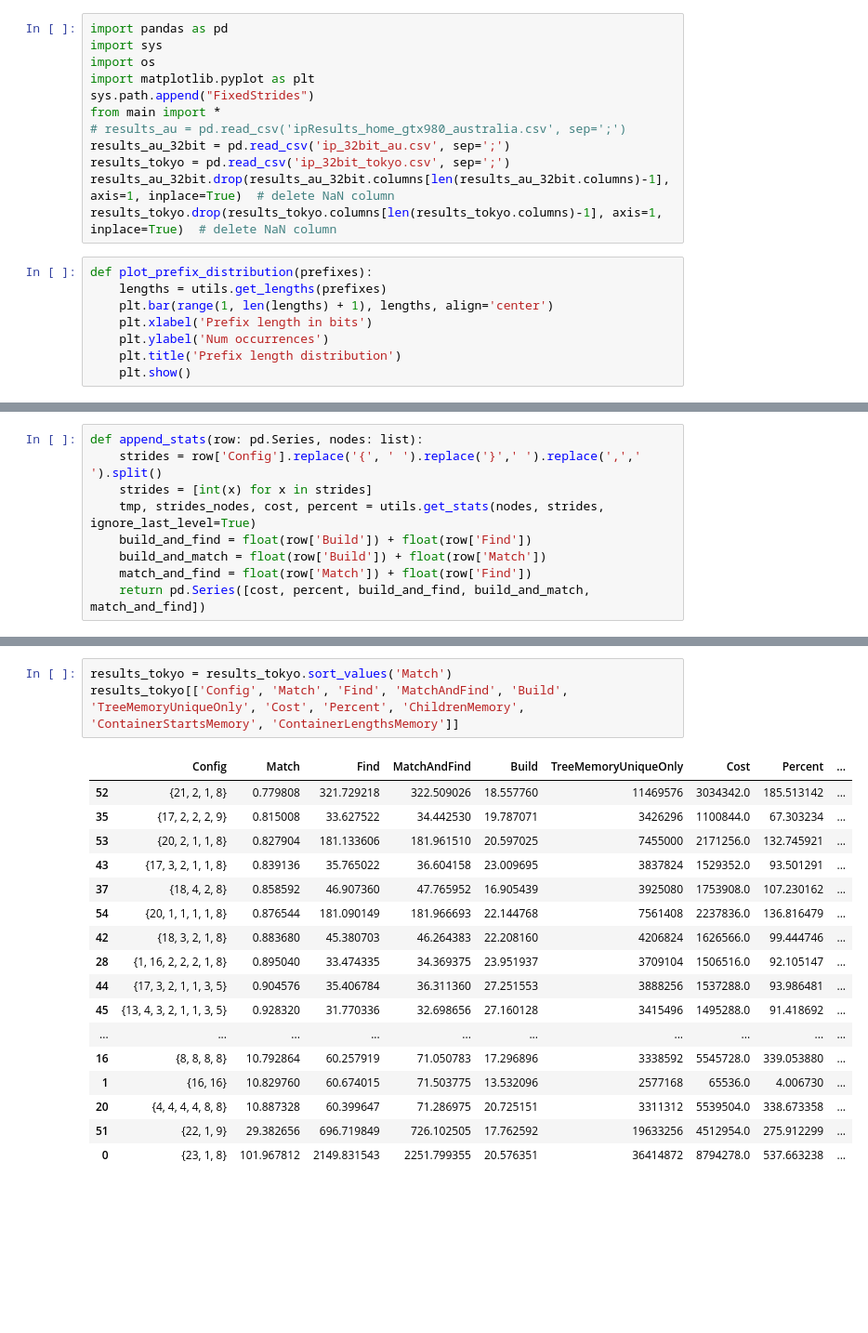
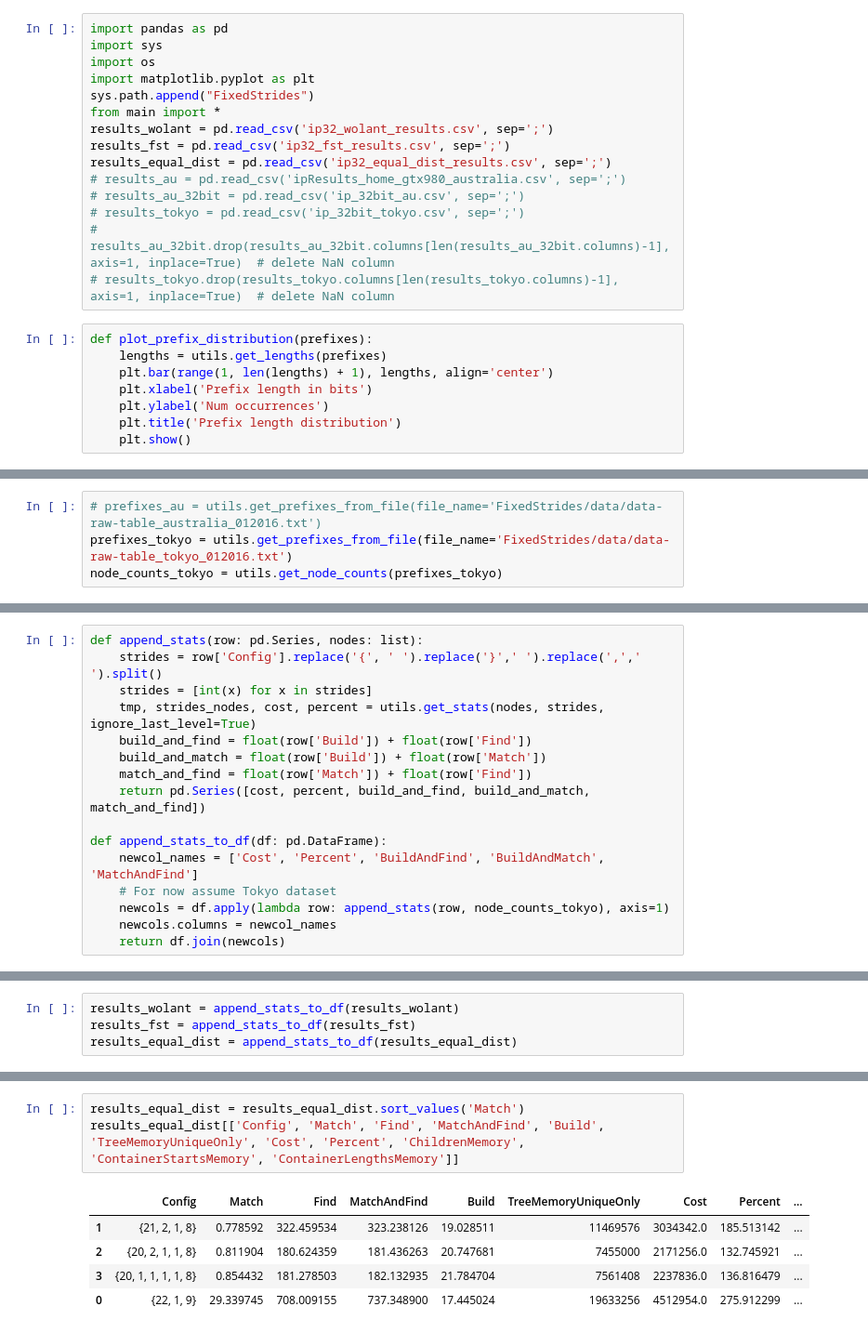
Before and after one commit to matrackif/TrieStrides, a Jupyter notebook: flavors_data_analysis.ipynb, the cells around one changed output, grey strips where cells are left out. Shown: that part at 93% size. Cells and saved outputs as stored; diff of their text form; blank space fills up the shorter version.

Commit message:
Add new data files

```diff
--- a/flavors_data_analysis.ipynb
+++ b/flavors_data_analysis.ipynb
@@ -5,11 +5,14 @@ import os
 import matplotlib.pyplot as plt
 sys.path.append("FixedStrides")
 from main import *
+results_wolant = pd.read_csv('ip32_wolant_results.csv', sep=';')
+results_fst = pd.read_csv('ip32_fst_results.csv', sep=';')
+results_equal_dist = pd.read_csv('ip32_equal_dist_results.csv', sep=';')
 # results_au = pd.read_csv('ipResults_home_gtx980_australia.csv', sep=';')
-results_au_32bit = pd.read_csv('ip_32bit_au.csv', sep=';')
-results_tokyo = pd.read_csv('ip_32bit_tokyo.csv', sep=';')
-results_au_32bit.drop(results_au_32bit.columns[len(results_au_32bit.columns)-1], axis=1, inplace=True)  # delete NaN column
-results_tokyo.drop(results_tokyo.columns[len(results_tokyo.columns)-1], axis=1, inplace=True)  # delete NaN column
+# results_au_32bit = pd.read_csv('ip_32bit_au.csv', sep=';')
+# results_tokyo = pd.read_csv('ip_32bit_tokyo.csv', sep=';')
+# results_au_32bit.drop(results_au_32bit.columns[len(results_au_32bit.columns)-1], axis=1, inplace=True)  # delete NaN column
+# results_tokyo.drop(results_tokyo.columns[len(results_tokyo.columns)-1], axis=1, inplace=True)  # delete NaN column
 # %%
 def plot_prefix_distribution(prefixes):
     lengths = utils.get_lengths(prefixes)
@@ -26,0 +24,4 @@ Read 565949 prefixes from file in 8.740188360214233 seconds
+# %%
+# prefixes_au = utils.get_prefixes_from_file(file_name='FixedStrides/data/data-raw-table_australia_012016.txt')
+prefixes_tokyo = utils.get_prefixes_from_file(file_name='FixedStrides/data/data-raw-table_tokyo_012016.txt')
+node_counts_tokyo = utils.get_node_counts(prefixes_tokyo)
@@ -47,3 +41,10 @@ def append_stats(row: pd.Series, nodes: list):
     build_and_match = float(row['Build']) + float(row['Match'])
     match_and_find = float(row['Match']) + float(row['Find'])
     return pd.Series([cost, percent, build_and_find, build_and_match, match_and_find])
+
+def append_stats_to_df(df: pd.DataFrame):
+    newcol_names = ['Cost', 'Percent', 'BuildAndFind', 'BuildAndMatch', 'MatchAndFind']
+    # For now assume Tokyo dataset
+    newcols = df.apply(lambda row: append_stats(row, node_counts_tokyo), axis=1)
+    newcols.columns = newcol_names
+    return df.join(newcols)
@@ -67 +51,5 @@ Attempting to find cost at level: 39 when len(nodes) is:  31
+# %%
+results_wolant = append_stats_to_df(results_wolant)
+results_fst = append_stats_to_df(results_fst)
+results_equal_dist = append_stats_to_df(results_equal_dist)
 # %%
@@ -130,21 +89,9 @@ results_au_32bit[['Config', 'TreeMemoryUniqueOnly', 'Cost', 'Percent', 'TreeLeve
 # %%
-results_tokyo = results_tokyo.sort_values('Match')
-results_tokyo[['Config', 'Match', 'Find', 'MatchAndFind', 'Build', 'TreeMemoryUniqueOnly', 'Cost', 'Percent', 'ChildrenMemory', 'ContainerStartsMemory', 'ContainerLengthsMemory']]
+results_equal_dist = results_equal_dist.sort_values('Match')
+results_equal_dist[['Config', 'Match', 'Find', 'MatchAndFind', 'Build', 'TreeMemoryUniqueOnly', 'Cost', 'Percent', 'ChildrenMemory', 'ContainerStartsMemory', 'ContainerLengthsMemory']]
 # %% [output]
 |  | Config | Match | Find | MatchAndFind | Build | TreeMemoryUniqueOnly | Cost | Percent | ... |
-| 52 | {21, 2, 1, 8} | 0.779808 | 321.729218 | 322.509026 | 18.557760 | 11469576 | 3034342.0 | 185.513142 | ... |
-| 35 | {17, 2, 2, 2, 9} | 0.815008 | 33.627522 | 34.442530 | 19.787071 | 3426296 | 1100844.0 | 67.303234 | ... |
-| 53 | {20, 2, 1, 1, 8} | 0.827904 | 181.133606 | 181.961510 | 20.597025 | 7455000 | 2171256.0 | 132.745921 | ... |
-| 43 | {17, 3, 2, 1, 1, 8} | 0.839136 | 35.765022 | 36.604158 | 23.009695 | 3837824 | 1529352.0 | 93.501291 | ... |
-| 37 | {18, 4, 2, 8} | 0.858592 | 46.907360 | 47.765952 | 16.905439 | 3925080 | 1753908.0 | 107.230162 | ... |
-| 54 | {20, 1, 1, 1, 1, 8} | 0.876544 | 181.090149 | 181.966693 | 22.144768 | 7561408 | 2237836.0 | 136.816479 | ... |
-| 42 | {18, 3, 2, 1, 8} | 0.883680 | 45.380703 | 46.264383 | 22.208160 | 4206824 | 1626566.0 | 99.444746 | ... |
-| 28 | {1, 16, 2, 2, 2, 1, 8} | 0.895040 | 33.474335 | 34.369375 | 23.951937 | 3709104 | 1506516.0 | 92.105147 | ... |
-| 44 | {17, 3, 2, 1, 1, 3, 5} | 0.904576 | 35.406784 | 36.311360 | 27.251553 | 3888256 | 1537288.0 | 93.986481 | ... |
-| 45 | {13, 4, 3, 2, 1, 1, 3, 5} | 0.928320 | 31.770336 | 32.698656 | 27.160128 | 3415496 | 1495288.0 | 91.418692 | ... |
-| ... | ... | ... | ... | ... | ... | ... | ... | ... | ... |
-| 16 | {8, 8, 8, 8} | 10.792864 | 60.257919 | 71.050783 | 17.296896 | 3338592 | 5545728.0 | 339.053880 | ... |
-| 1 | {16, 16} | 10.829760 | 60.674015 | 71.503775 | 13.532096 | 2577168 | 65536.0 | 4.006730 | ... |
-| 20 | {4, 4, 4, 4, 8, 8} | 10.887328 | 60.399647 | 71.286975 | 20.725151 | 3311312 | 5539504.0 | 338.673358 | ... |
-| 51 | {22, 1, 9} | 29.382656 | 696.719849 | 726.102505 | 17.762592 | 19633256 | 4512954.0 | 275.912299 | ... |
-| 0 | {23, 1, 8} | 101.967812 | 2149.831543 | 2251.799355 | 20.576351 | 36414872 | 8794278.0 | 537.663238 | ... |
+| 1 | {21, 2, 1, 8} | 0.778592 | 322.459534 | 323.238126 | 19.028511 | 11469576 | 3034342.0 | 185.513142 | ... |
+| 2 | {20, 2, 1, 1, 8} | 0.811904 | 180.624359 | 181.436263 | 20.747681 | 7455000 | 2171256.0 | 132.745921 | ... |
+| 3 | {20, 1, 1, 1, 1, 8} | 0.854432 | 181.278503 | 182.132935 | 21.784704 | 7561408 | 2237836.0 | 136.816479 | ... |
+| 0 | {22, 1, 9} | 29.339745 | 708.009155 | 737.348900 | 17.445024 | 19633256 | 4512954.0 | 275.912299 | ... |
```
Also changed, not shown: parts of 21 cells of this notebook, 4 other files.
